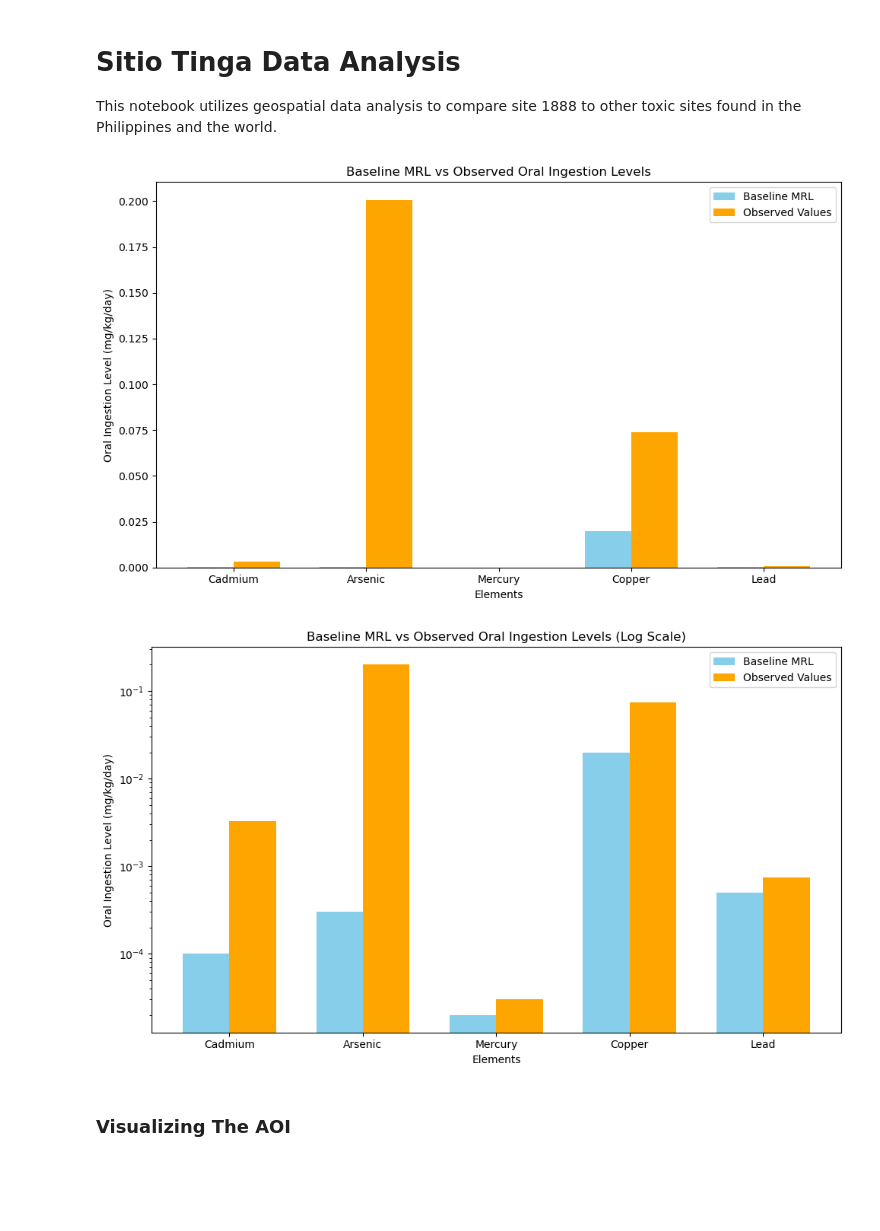
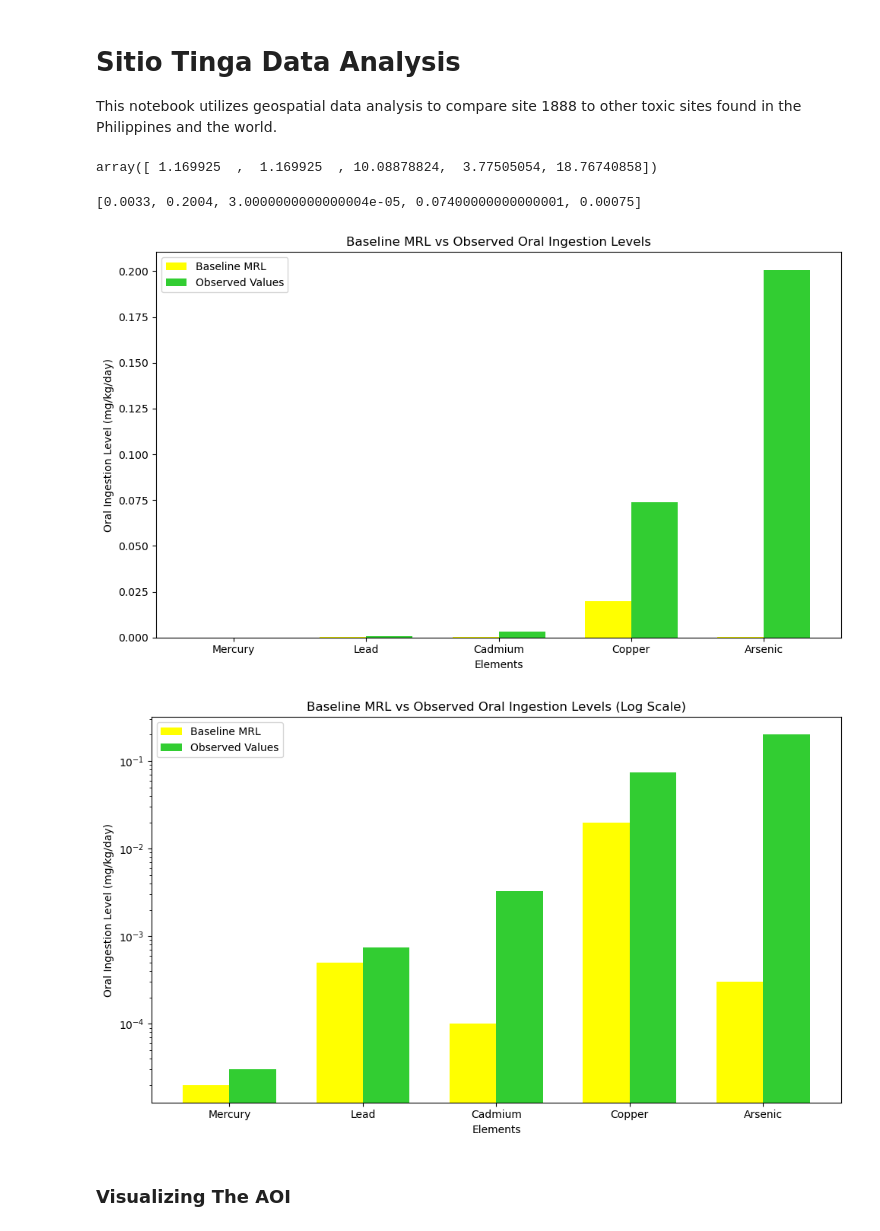
Before and after one commit to Nick-Miras/tsip-data-analysis, a Jupyter notebook: data.ipynb, the cells around one changed output. Cells and saved outputs as stored; diff of their text form; code cells hidden in the pictures; blank space fills up the shorter version.

```diff
--- a/data.ipynb
+++ b/data.ipynb
@@ -26,53 +25,80 @@ MRL_BASE_STANDARD_FOR_LEAD = .0005
 
 MRL_BASE_STANDARD = [MRL_BASE_STANDARD_FOR_CADMIUM, MRL_BASE_STANDARD_FOR_ARSENIC, MRL_BASE_STANDARD_FOR_MERCURY, MRL_BASE_STANDARD_FOR_COPPER, MRL_BASE_STANDARD_FOR_LEAD]
 data = [MRL_BASE_STANDARD_FOR_CADMIUM*33, MRL_BASE_STANDARD_FOR_ARSENIC*668, MRL_BASE_STANDARD_FOR_MERCURY*1.5, MRL_BASE_STANDARD_FOR_COPPER*3.7, MRL_BASE_STANDARD_FOR_LEAD*1.5]
+# %%
+#sort data and MRL_BASE_STANDARD by ascending order
+data, MRL_BASE_STANDARD, POLLUTANTS = zip(*sorted(zip(data, MRL_BASE_STANDARD, POLLUTANTS)))
+# %%
+def key_pollutant_to_data(pair):
+    match pair[1]:
+        case 'Cadmium':
+            return data[0]
+        case 'Arsenic':
+            return data[1]
+        case 'Mercury':
+            return data[2]
+        case 'Copper':
+            return data[3]
+        case 'Lead':
+            return data[4]
+# %%
+mrl_base_standard_sorted, pollutants_sorted = zip(*sorted(zip(MRL_BASE_STANDARD, POLLUTANTS), key=key_pollutant_to_data))
+data_sorted = sorted(data)
+# %%
+np.log2(np.array([1.5, 1.5, 33, 3.7, 668]))*2
+# %% [output]
+array([ 1.169925  ,  1.169925  , 10.08878824,  3.77505054, 18.76740858])
+# %%
+data
+# %% [output]
+[0.0033, 0.2004, 3.0000000000000004e-05, 0.07400000000000001, 0.00075]
 # %%
 # Set the width of the bars
 width = 0.35  # Width of the bars
 
 # Create the figure and axis objects
-fig, ax = plt.subplots(figsize=(10, 6))
+_, ax = plt.subplots(figsize=(10, 6))
 # Create bars for the baseline MRL and observed values
-bars1 = ax.bar(x - width/2, MRL_BASE_STANDARD, width, label='Baseline MRL', color='skyblue')
-bars2 = ax.bar(x + width/2, data, width, label='Observed Values', color='orange')
+bars1 = ax.bar(x - width / 2, mrl_base_standard_sorted, width, label='Baseline MRL', color='yellow')
+bars2 = ax.bar(x + width/2, data_sorted, width, label='Observed Values', color='limegreen')
 
 # Labeling the axes and the title
 ax.set_xlabel('Elements')
 ax.set_ylabel('Oral Ingestion Level (mg/kg/day)')
 ax.set_title('Baseline MRL vs Observed Oral Ingestion Levels')
 ax.set_xticks(x)
-ax.set_xticklabels(POLLUTANTS)
+ax.set_xticklabels(pollutants_sorted)
 ax.legend()
 
 # Show the plot
 plt.tight_layout()
-plt.savefig('plots/baseline_vs_observed.png', dpi=300)
+plt.savefig('plots/baseline_vs_observed.png', dpi=300, transparent=True)
 plt.show()
 # %% [output]
-[figure, old version]
+[figure, new version]
 # %%
 # Create the figure and axis objects
 fig, ax = plt.subplots(figsize=(10, 6))
 # Create bars for the baseline MRL and observed values
-bars1 = ax.bar(x - width/2, MRL_BASE_STANDARD, width, label='Baseline MRL', color='skyblue')
-bars2 = ax.bar(x + width/2, data, width, label='Observed Values', color='orange')
+bars1 = ax.bar(x - width/2, mrl_base_standard_sorted, width, label='Baseline MRL', color='yellow')
+bars2 = ax.bar(x + width/2, data_sorted, width, label='Observed Values', color='limegreen')
 
 # Labeling the axes and the title
 ax.set_xlabel('Elements')
 ax.set_ylabel('Oral Ingestion Level (mg/kg/day)')
 ax.set_title('Baseline MRL vs Observed Oral Ingestion Levels (Log Scale)')
 # Set the logarithmic scale for the y-axis
 ax.set_yscale('log')
 ax.set_xticks(x)
-ax.set_xticklabels(POLLUTANTS)
+ax.set_xticklabels(pollutants_sorted)
 ax.legend()
 
 # Show the plot
 plt.tight_layout()
-plt.savefig('plots/baseline_vs_observed (logarithmic-scale).png', dpi=300)
+plt.savefig('plots/baseline_vs_observed (logarithmic-scale).png', dpi=300, transparent=True)
 plt.show()
 # %% [output]
-[figure, old version]
+[figure, new version]
 # %% [markdown]
 ### Visualizing The AOI
 # %%
```
Also changed, not shown: parts of 4 cells of this notebook, 4 other files.
